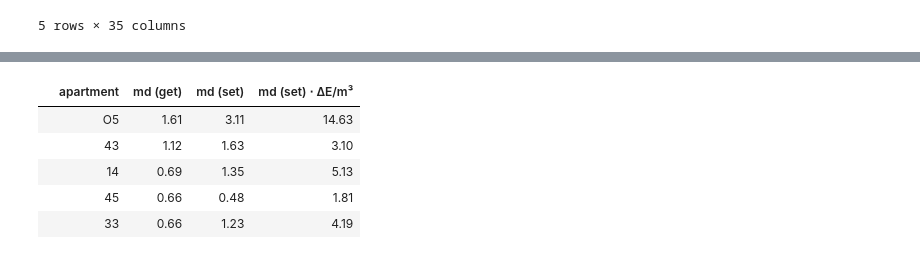
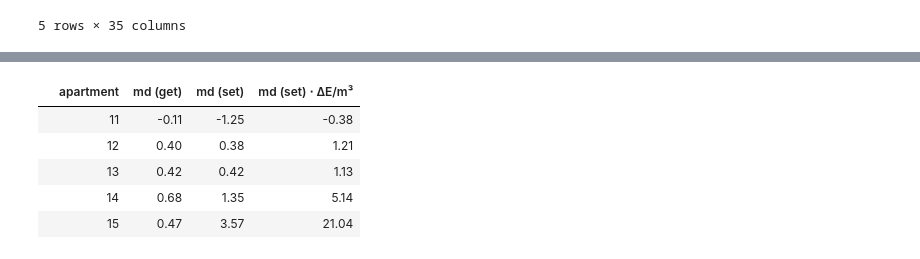
Before and after one commit to rtiedra/data-science, a Jupyter notebook: building_heating/building_heating.ipynb, the cells around one changed output, grey strips where cells are left out. Drawn from its saved outputs; the diff is of its cells as text; code cells hidden in the pictures.

```diff
--- a/building_heating/building_heating.ipynb
+++ b/building_heating/building_heating.ipynb
@@ -328,9 +323,9 @@ merge_get = reduce(lambda x, y: pd.merge(x, y, on='date', how='outer'), dflist_g
 df_get = merge_get.copy(deep=True)
 
 # Compute for each date the weighted average of the temperatures measured in all apartments
-# The weights are the volumes of the apartments
+# The weights are the volumes of the apartments (the bigger the volume, the bigger the weight)
 # See https://en.wikipedia.org/wiki/Weighted_arithmetic_mean#Mathematical_definition
-# The missing values "NaN" are discarded by Using a masked array (from the numpy.ma module)
+# The missing values "NaN" are discarded by using a masked array (from the numpy.ma module)
 
 masked_get = np.ma.masked_array(merge_get.drop('date', axis=1), np.isnan(merge_get.drop('date', axis=1)))
 df_get['average (get)'] = np.ma.average(masked_get, axis=1, weights=volumes)
@@ -346,7 +341,7 @@ df_get = round(df_get, 1)
 # Merge the DataFrames contained in "dflist_set" into a single DataFrame "merge_set"
 # And make a copy of it in DataFrame "df_set"
 
-merge_set = reduce(lambda x, y: pd.merge(round(x,1), round(y,1), on='date', how='outer'), dflist_set)
+merge_set = reduce(lambda x, y: pd.merge(x, y, on='date', how='outer'), dflist_set)
 df_set = merge_set.copy(deep=True)
 
 # Compute for each date the usual average of the temperatures set in all apartments
@@ -404,38 +399,35 @@ plt.tight_layout()
 [interactive output not drawn]
 [interactive output not drawn]
 # %%
-deviations = pd.DataFrame()
+df_dev = pd.DataFrame()
 
 for apartment in apartments:
-    deviations['apart. %s deviation (get)'% apartment] = df_get['apart. %s (get)'% apartment] - df_get['average (get)']
-    deviations['apart. %s deviation (set)'% apartment] = df_set['apart. %s (set)'% apartment] - df_set['average (set)']
+    df_dev['apart. %s deviation (get)'% apartment] = df_get['apart. %s (get)'% apartment] - df_get['average (get)']
+    df_dev['apart. %s deviation (set)'% apartment] = df_set['apart. %s (set)'% apartment] - df_set['average (set)']
 
-md = pd.DataFrame()
-md['apartment'] = apartments
+df_md = pd.DataFrame()
+df_md['apartment'] = apartments
 
-masked_get = np.ma.masked_array(deviations.iloc[:, ::2], np.isnan(deviations.iloc[:, ::2]))
-md['md (get)'] = np.ma.average(masked_get, axis=0)
+masked_get = np.ma.masked_array(df_dev.iloc[:, ::2], np.isnan(df_dev.iloc[:, ::2]))
+df_md['md (get)'] = np.ma.average(masked_get, axis=0)
 
-masked_set = np.ma.masked_array(deviations.iloc[:, 1::2], np.isnan(deviations.iloc[:, 1::2]))
-md['md (set)'] = np.ma.average(masked_set, axis=0)
+masked_set = np.ma.masked_array(df_dev.iloc[:, 1::2], np.isnan(df_dev.iloc[:, 1::2]))
+df_md['md (set)'] = np.ma.average(masked_set, axis=0)
 
-md['md (set) ⋅ \u0394E/m\u00b3'] = md['md (set)'] * df_energy['\u0394E per cubic metre [kWh/m\u00b3]']
+df_md['md (set) ⋅ \u0394E/m\u00b3'] = df_md['md (set)'] * df_E['\u0394E per m\u00b3 [kWh/m\u00b3]']
 
+df_md = round(df_md, 2)
+blankIndex = [''] * len(df_md)
+df_md.index = blankIndex
 
-md = md.sort_values('md (get)', ascending=False)
-md = round(md, 2)
-
-blankIndex = [''] * len(md)
-md.index = blankIndex
-
-md.head()
+df_md.head()
 # %% [output]
 |  | apartment | md (get) | md (set) | md (set) ⋅ ΔE/m³ |
-|  | O5 | 1.61 | 3.11 | 14.63 |
-|  | 43 | 1.12 | 1.63 | 3.10 |
-|  | 14 | 0.69 | 1.35 | 5.13 |
-|  | 45 | 0.66 | 0.48 | 1.81 |
-|  | 33 | 0.66 | 1.23 | 4.19 |
+|  | 11 | -0.11 | -1.25 | -0.38 |
+|  | 12 | 0.40 | 0.38 | 1.21 |
+|  | 13 | 0.42 | 0.42 | 1.13 |
+|  | 14 | 0.68 | 1.35 | 5.14 |
+|  | 15 | 0.47 | 3.57 | 21.04 |
 # %%
 from pandas.plotting import table
 
```
Also changed, not shown: parts of 9 cells of this notebook.
